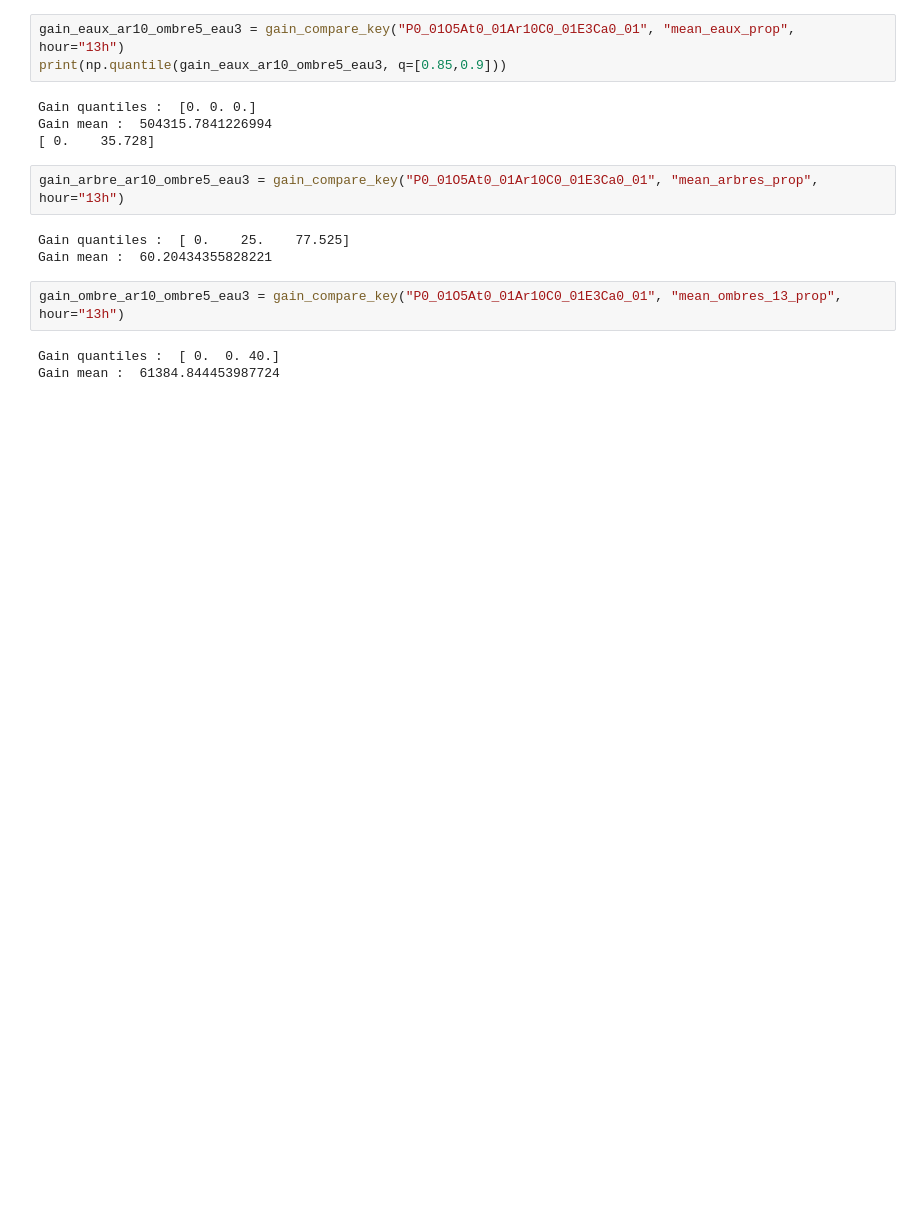
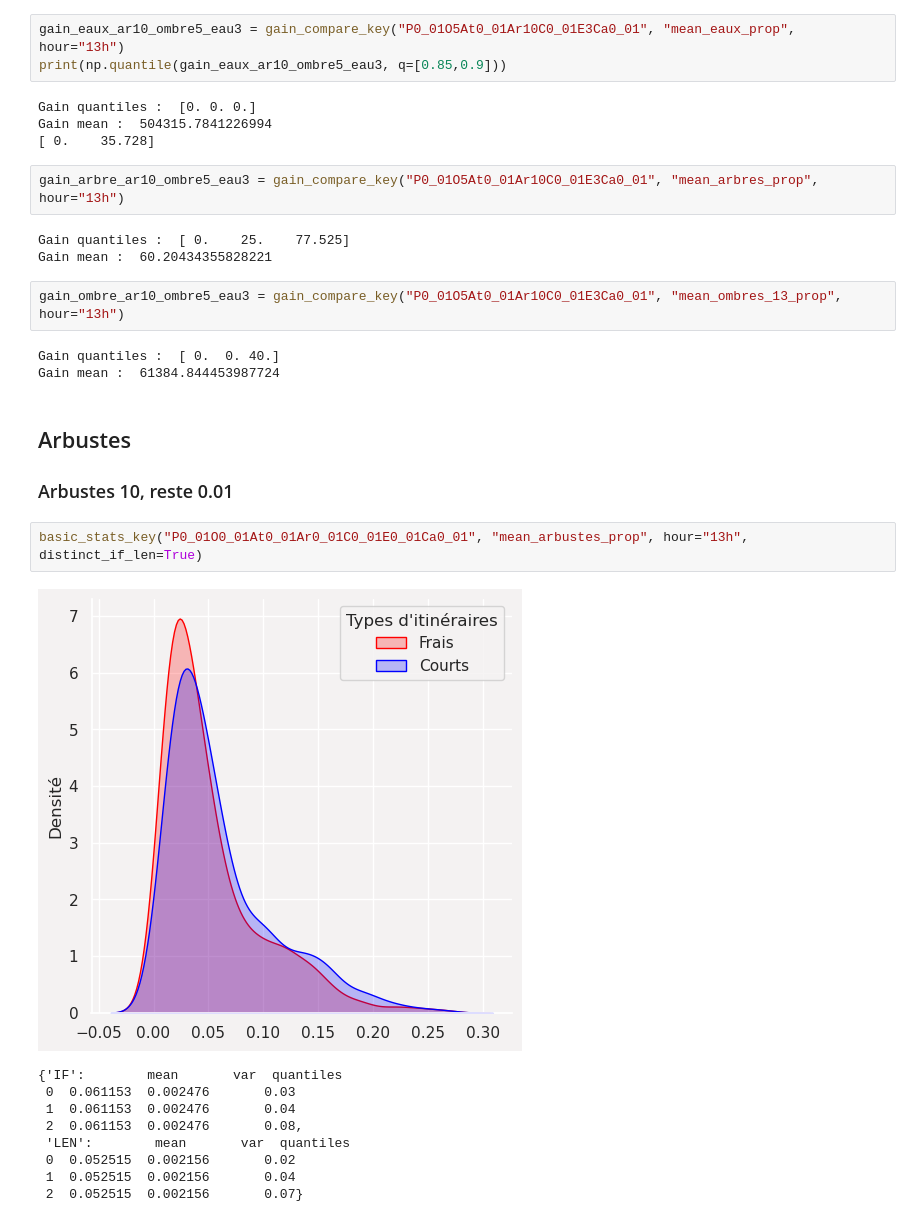
Before and after one commit to datagora-erasme/itineraire_fraicheur, a Jupyter notebook: backend/score_calculation_it/analyse_pipeline_new.ipynb, the cells around one changed output. Cells and saved outputs as stored; diff of their text form; blank space fills up the shorter version.

```diff
--- a/backend/score_calculation_it/analyse_pipeline_new.ipynb
+++ b/backend/score_calculation_it/analyse_pipeline_new.ipynb
@@ -1041,3 +1048,19 @@ gain_ombre_ar10_ombre5_eau3 = gain_compare_key("P0_01O5At0_01Ar10C0_01E3Ca0_01",
 # %% [output]
 Gain quantiles :  [ 0.  0. 40.]
 Gain mean :  61384.844453987724
+# %% [markdown]
+## Arbustes
+
+### Arbustes 10, reste 0.01
+# %%
+basic_stats_key("P0_01O0_01At0_01Ar0_01C0_01E0_01Ca0_01", "mean_arbustes_prop", hour="13h", distinct_if_len=True)
+# %% [output]
+[figure, added]
+{'IF':        mean       var  quantiles
+ 0  0.061153  0.002476       0.03
+ 1  0.061153  0.002476       0.04
+ 2  0.061153  0.002476       0.08,
+ 'LEN':        mean       var  quantiles
+ 0  0.052515  0.002156       0.02
+ 1  0.052515  0.002156       0.04
+ 2  0.052515  0.002156       0.07}
```
Also changed, not shown: parts of 15 cells of this notebook, 7 other files.
